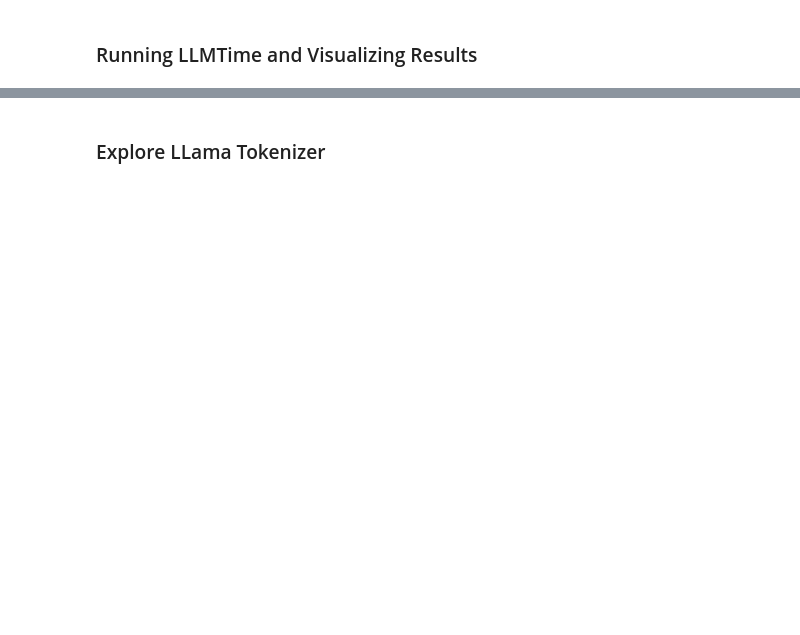
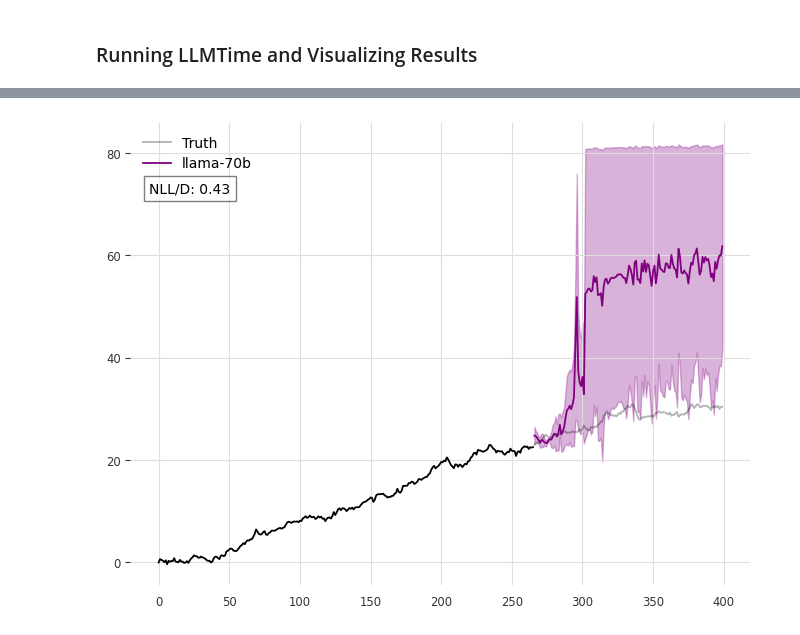
Before and after one commit to AntonioLiu97/llmICL, a Jupyter notebook: state_pred_demo.ipynb, the cells around one changed output, grey strips where cells are left out. Cells and saved outputs as stored; diff of their text form; code cells hidden in the pictures; blank space fills up the shorter version.

```diff
--- a/state_pred_demo.ipynb
+++ b/state_pred_demo.ipynb
@@ -261,2 +243,10 @@ pred_dict["input_strs"]
-# %% [markdown]
-### Explore LLama Tokenizer
+# %%
+with open(f"plot_output/{datetime.now().strftime('%Y-%m-%d_%H-%M-%S')}.pkl", 'wb') as f:
+    pickle.dump((train, test, pred_dict,model), f)
+# %%
+with open('plot_output/2023-10-26_16-03-37.pkl', 'rb') as f:
+    loaded_data = pickle.load(f)
+# print(loaded_data)
+plot_preds(*loaded_data)
+# %% [output]
+[figure, added]
```
Also changed, not shown: parts of 12 cells of this notebook, 4 other files.
